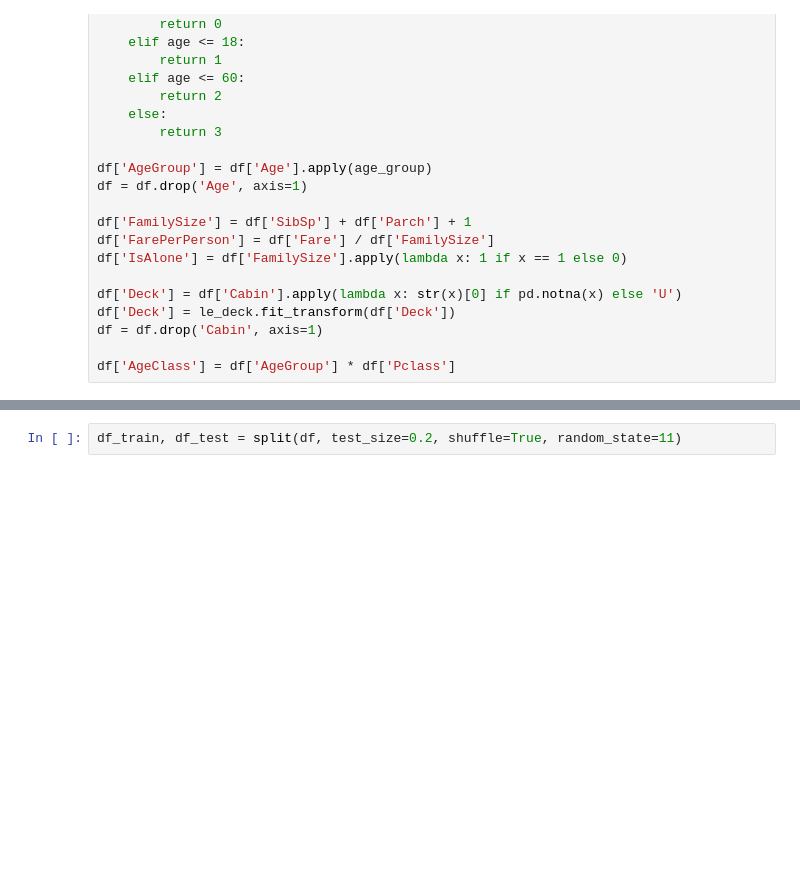
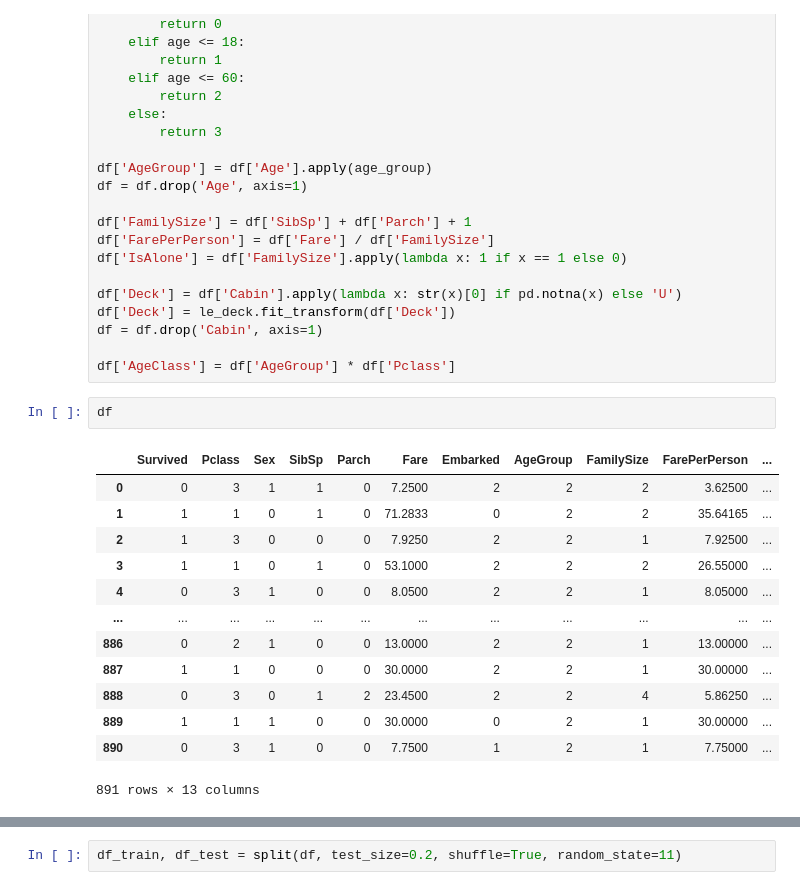
Before and after one commit to KAKAkomboo/AI-AND-ML, a Jupyter notebook: Titanic_Dataset/DSTitanic.ipynb, the cells around one changed output, grey strips where cells are left out. Cells and saved outputs as stored; diff of their text form; blank space fills up the shorter version.

```diff
--- a/Titanic_Dataset/DSTitanic.ipynb
+++ b/Titanic_Dataset/DSTitanic.ipynb
@@ -72,3 +72,19 @@ df['Deck'] = le_deck.fit_transform(df['Deck'])
 df = df.drop('Cabin', axis=1)
 
 df['AgeClass'] = df['AgeGroup'] * df['Pclass']
+# %%
+df
+# %% [output]
+|  | Survived | Pclass | Sex | SibSp | Parch | Fare | Embarked | AgeGroup | FamilySize | FarePerPerson | ... |
+| 0 | 0 | 3 | 1 | 1 | 0 | 7.2500 | 2 | 2 | 2 | 3.62500 | ... |
+| 1 | 1 | 1 | 0 | 1 | 0 | 71.2833 | 0 | 2 | 2 | 35.64165 | ... |
+| 2 | 1 | 3 | 0 | 0 | 0 | 7.9250 | 2 | 2 | 1 | 7.92500 | ... |
+| 3 | 1 | 1 | 0 | 1 | 0 | 53.1000 | 2 | 2 | 2 | 26.55000 | ... |
+| 4 | 0 | 3 | 1 | 0 | 0 | 8.0500 | 2 | 2 | 1 | 8.05000 | ... |
+| ... | ... | ... | ... | ... | ... | ... | ... | ... | ... | ... | ... |
+| 886 | 0 | 2 | 1 | 0 | 0 | 13.0000 | 2 | 2 | 1 | 13.00000 | ... |
+| 887 | 1 | 1 | 0 | 0 | 0 | 30.0000 | 2 | 2 | 1 | 30.00000 | ... |
+| 888 | 0 | 3 | 0 | 1 | 2 | 23.4500 | 2 | 2 | 4 | 5.86250 | ... |
+| 889 | 1 | 1 | 1 | 0 | 0 | 30.0000 | 0 | 2 | 1 | 30.00000 | ... |
+| 890 | 0 | 3 | 1 | 0 | 0 | 7.7500 | 1 | 2 | 1 | 7.75000 | ... |
+891 rows × 13 columns
```
Also changed, not shown: parts of 4 cells of this notebook.
